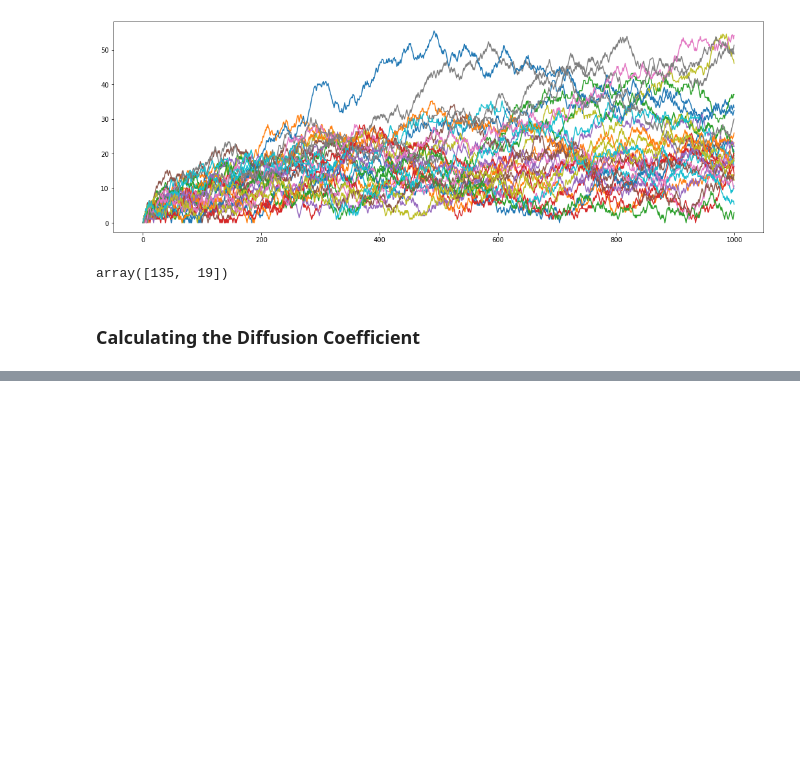
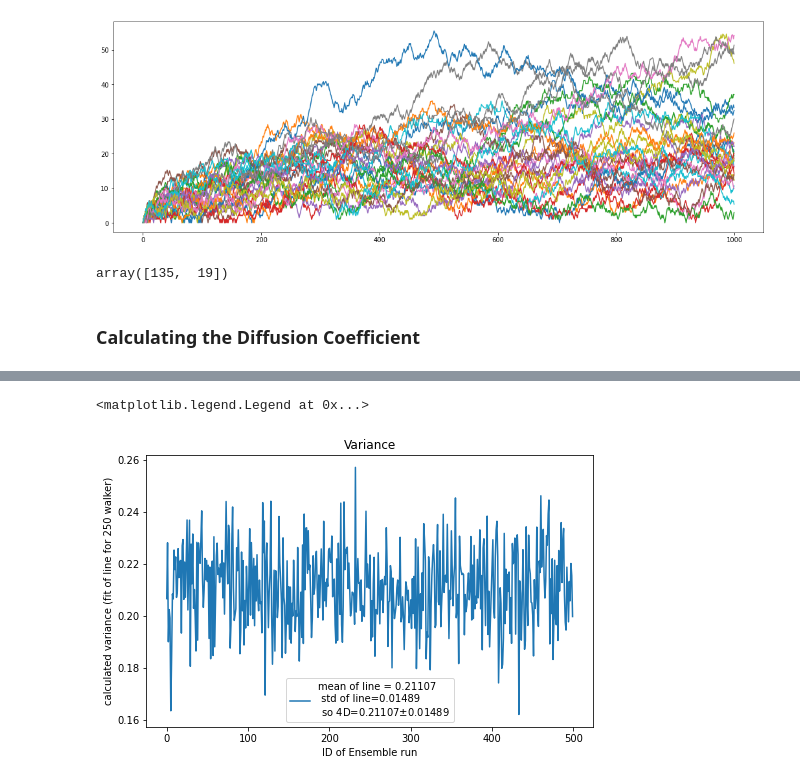
Before and after one commit to alifele/Computational-Physics, a Jupyter notebook: ComputationalPhysicsBookOld/RandomSystems/2D RandomWalker.ipynb, the cells around one changed output, grey strips where cells are left out. Cells and saved outputs as stored; diff of their text form; code cells hidden in the pictures; blank space fills up the shorter version.

```diff
--- a/ComputationalPhysicsBookOld/RandomSystems/2D RandomWalker.ipynb
+++ b/ComputationalPhysicsBookOld/RandomSystems/2D RandomWalker.ipynb
@@ -95,0 +169,17 @@ plt.legend()
+# %%
+maxNSteps = 100
+nEnsembleWalker = 300
+nEnsembleSlope = 500
+fitsList = runEnsembleToCalculateSlope(maxNSteps, nEnsembleWalker, nEnsembleSlope)
+# %%
+plt.figure(figsize=(8,5))
+mean = fitsList[:,0].mean()
+std = fitsList[:,0].std()
+plt.plot(fitsList[:,0], label=f"mean of line = {mean:2.5f}\n std of line={std:2.5f}\n so 4D={mean:2.5f}$\pm${std:2.5f}")
+plt.title("Variance")
+plt.xlabel("ID of Ensemble run")
+plt.ylabel("calculated variance (fit of line for 250 walker)")
+plt.legend()
+# %% [output]
+<matplotlib.legend.Legend at 0x...>
+[figure, added]
```
Also changed, not shown: parts of 12 cells of this notebook, 1 other file.
